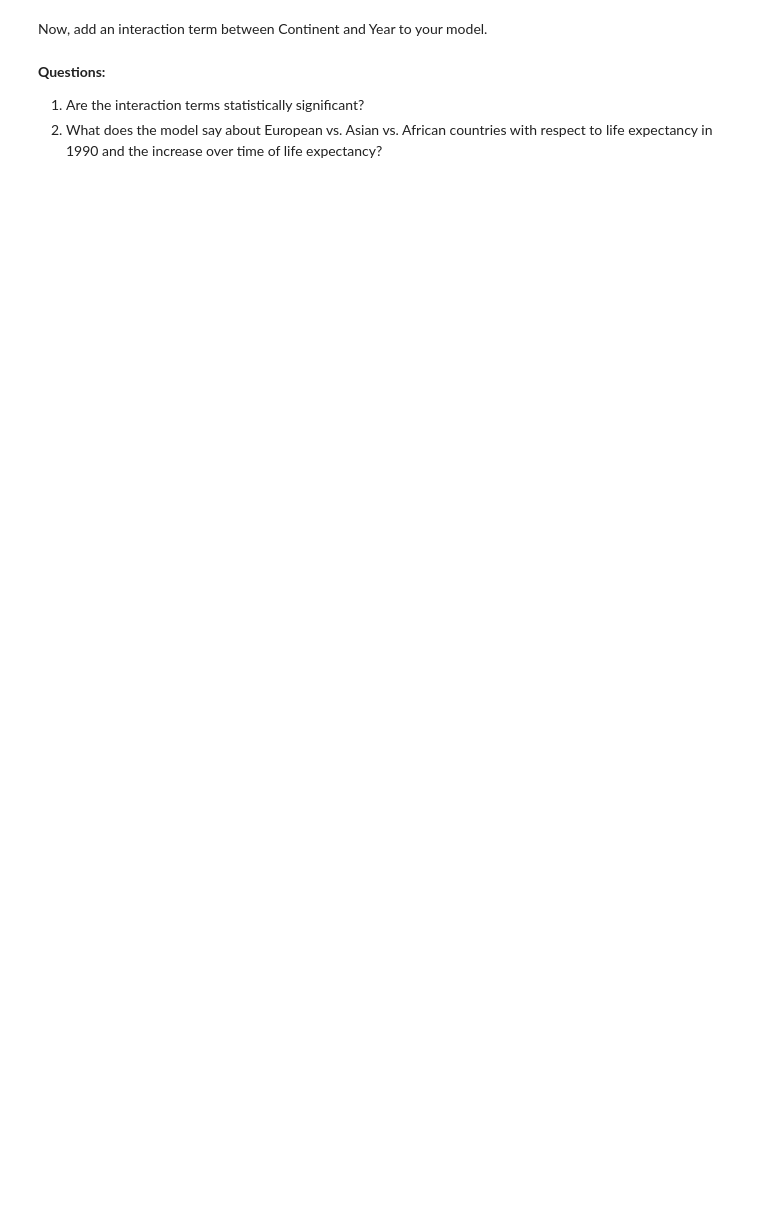
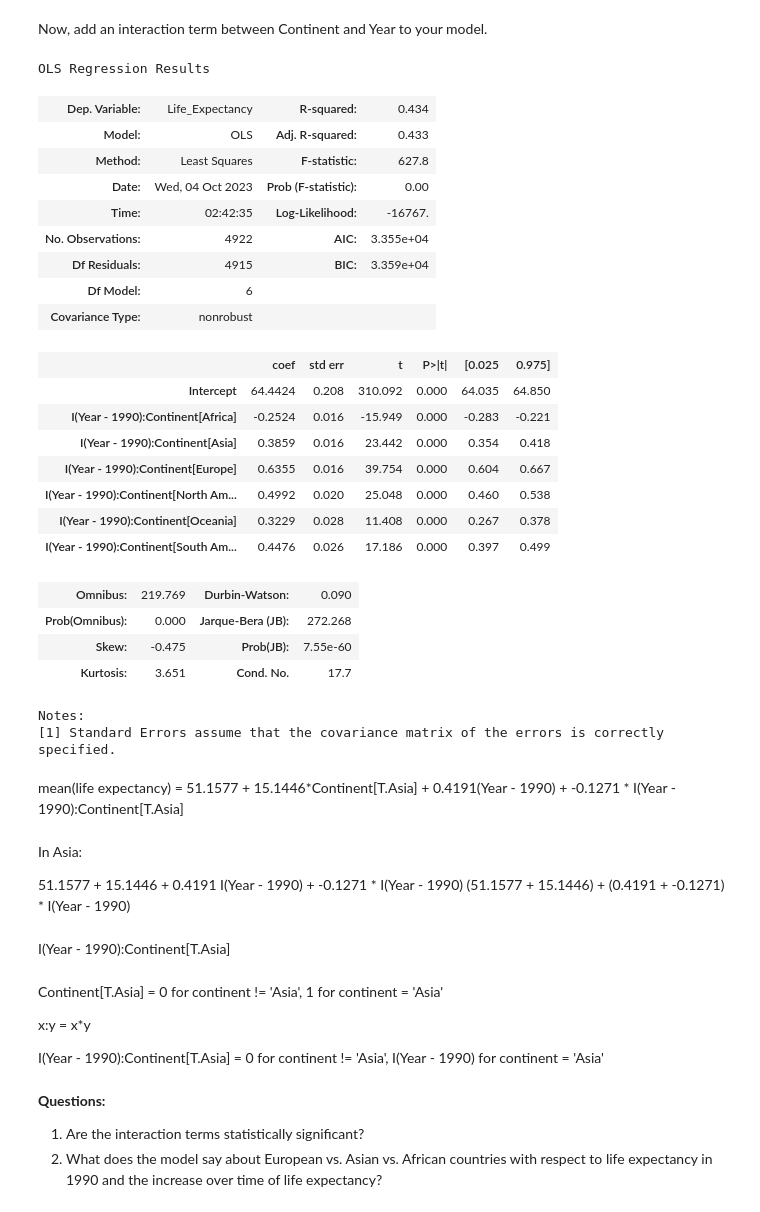
Before and after one commit to nss-data-science-cohort-7/linear-regression-practice-MultidisciplinaryDeepDives, a Jupyter notebook: notebooks/StatisticalModeling_Pt1_LinearRegression.ipynb, the cells around one changed output. Cells and saved outputs as stored; diff of their text form; code cells hidden in the pictures; blank space fills up the shorter version.

```diff
--- a/notebooks/StatisticalModeling_Pt1_LinearRegression.ipynb
+++ b/notebooks/StatisticalModeling_Pt1_LinearRegression.ipynb
@@ -276,8 +362,48 @@ NameError: name 'lm_continent' is not defined
 # %% [markdown]
 Now, add an interaction term between Continent and Year to your model.
 # %%
-lm_continent_int = # Fill This in
+lm_continent_int = smf.ols('Life_Expectancy ~ I(Year - 1990):Continent', data = gdp_le).fit()
 lm_continent_int.summary()
+# %% [output]
+OLS Regression Results
+| Dep. Variable: | Life_Expectancy | R-squared: | 0.434 |
+| Model: | OLS | Adj. R-squared: | 0.433 |
+| Method: | Least Squares | F-statistic: | 627.8 |
+| Date: | Wed, 04 Oct 2023 | Prob (F-statistic): | 0.00 |
+| Time: | 02:42:35 | Log-Likelihood: | -16767. |
+| No. Observations: | 4922 | AIC: | 3.355e+04 |
+| Df Residuals: | 4915 | BIC: | 3.359e+04 |
+| Df Model: | 6 |  |  |
+| Covariance Type: | nonrobust |  |  |
+|  | coef | std err | t | P>|t| | [0.025 | 0.975] |
+| Intercept | 64.4424 | 0.208 | 310.092 | 0.000 | 64.035 | 64.850 |
+| I(Year - 1990):Continent[Africa] | -0.2524 | 0.016 | -15.949 | 0.000 | -0.283 | -0.221 |
+| I(Year - 1990):Continent[Asia] | 0.3859 | 0.016 | 23.442 | 0.000 | 0.354 | 0.418 |
+| I(Year - 1990):Continent[Europe] | 0.6355 | 0.016 | 39.754 | 0.000 | 0.604 | 0.667 |
+| I(Year - 1990):Continent[North Am... | 0.4992 | 0.020 | 25.048 | 0.000 | 0.460 | 0.538 |
+| I(Year - 1990):Continent[Oceania] | 0.3229 | 0.028 | 11.408 | 0.000 | 0.267 | 0.378 |
+| I(Year - 1990):Continent[South Am... | 0.4476 | 0.026 | 17.186 | 0.000 | 0.397 | 0.499 |
+| Omnibus: | 219.769 | Durbin-Watson: | 0.090 |
+| Prob(Omnibus): | 0.000 | Jarque-Bera (JB): | 272.268 |
+| Skew: | -0.475 | Prob(JB): | 7.55e-60 |
+| Kurtosis: | 3.651 | Cond. No. | 17.7 |
+Notes:
+[1] Standard Errors assume that the covariance matrix of the errors is correctly specified.
+# %% [markdown]
+mean(life expectancy) = 51.1577 + 15.1446*Continent[T.Asia] + 0.4191(Year - 1990) + -0.1271 * I(Year - 1990):Continent[T.Asia]
+# %% [markdown]
+In Asia:
+
+51.1577 + 15.1446 + 0.4191 I(Year - 1990) + -0.1271 * I(Year - 1990)
+(51.1577 + 15.1446) + (0.4191 + -0.1271) * I(Year - 1990)
+# %% [markdown]
+I(Year - 1990):Continent[T.Asia]
+# %% [markdown]
+Continent[T.Asia] = 0 for continent != 'Asia', 1 for continent = 'Asia'
+
+x:y = x*y
+
+I(Year - 1990):Continent[T.Asia] = 0 for continent != 'Asia', I(Year - 1990) for continent = 'Asia'
 # %% [markdown]
 **Questions:**
 1. Are the interaction terms statistically significant?
```
Also changed, not shown: parts of 15 cells of this notebook.
